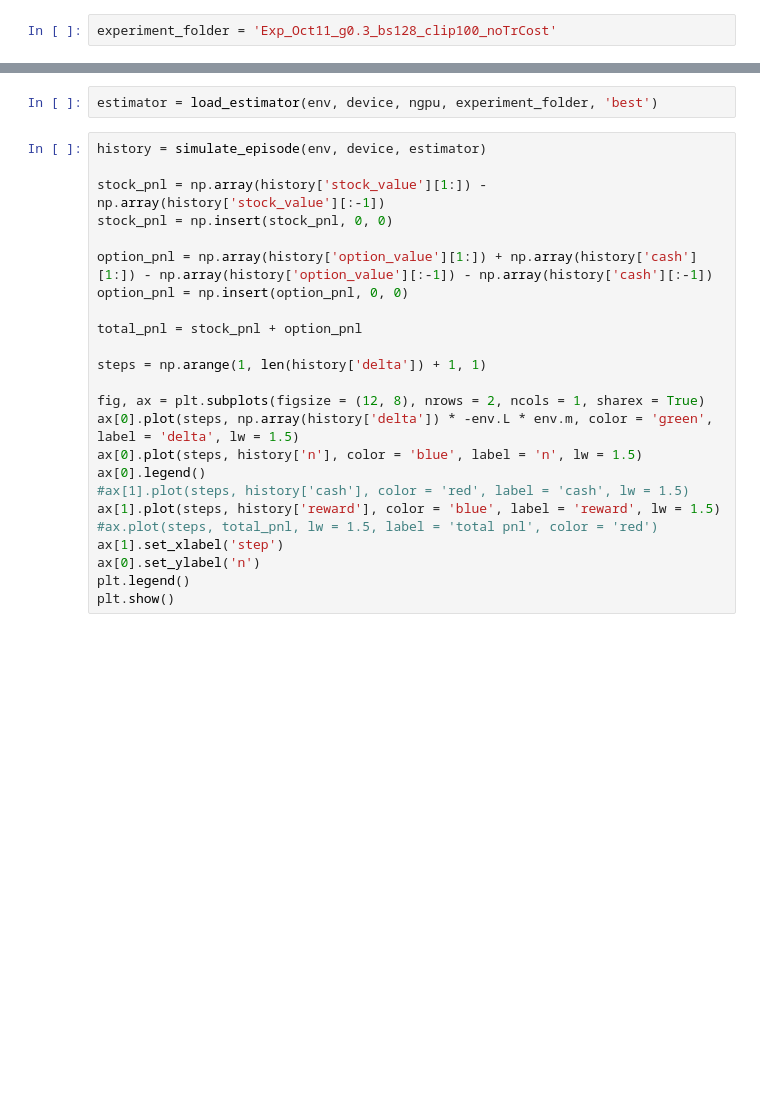
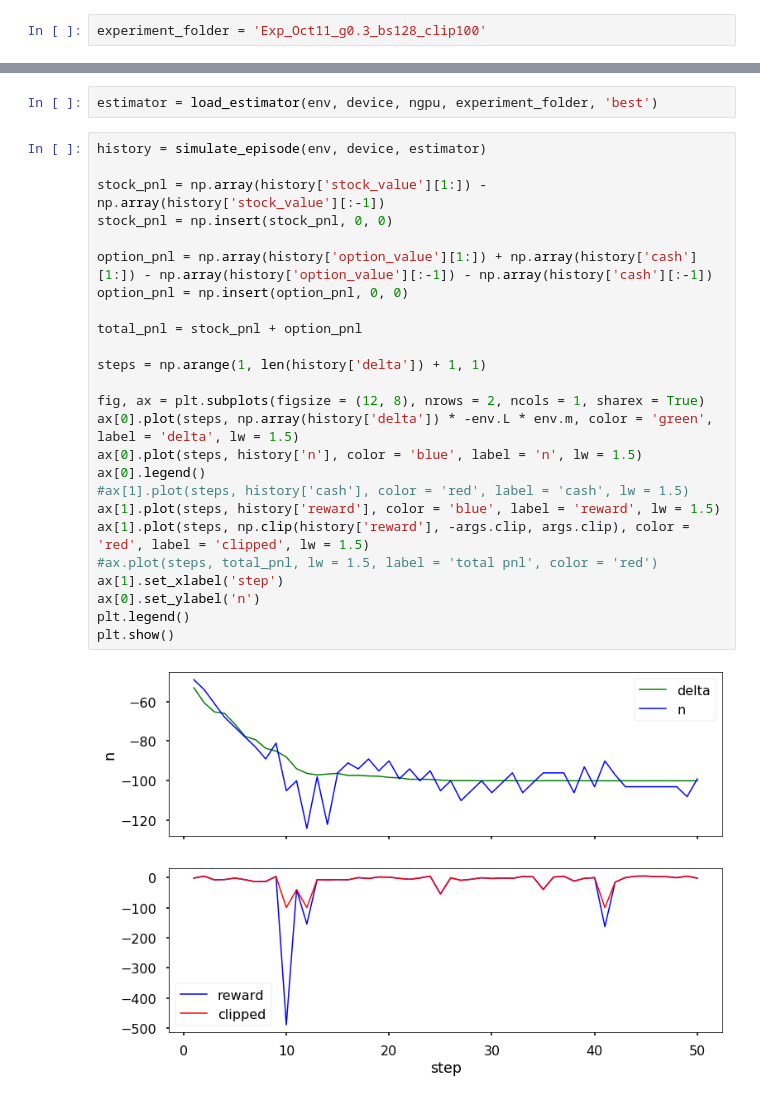
Before and after one commit to ieshanvaidya/reinforcement-learning-option-pricing, a Jupyter notebook: notebooks/0.2-evaluate-model.ipynb, the cells around one changed output, grey strips where cells are left out. Saved outputs shown, nothing was run; the diff lists cells and outputs as text; blank space fills up the shorter version.

```diff
--- a/notebooks/0.2-evaluate-model.ipynb
+++ b/notebooks/0.2-evaluate-model.ipynb
@@ -16,7 +18,7 @@ import matplotlib.style as style
 # %%
 style.use('seaborn-poster')
 # %%
-experiment_folder = 'Exp_Oct11_g0.3_bs128_clip100_noTrCost'
+experiment_folder = 'Exp_Oct11_g0.3_bs128_clip100'
 # %%
 with open(os.path.join('experiments', experiment_folder, 'config.yaml'), 'r') as f:
     args_dict = yaml.load(f, Loader = yaml.SafeLoader)
@@ -105,24 +107,27 @@ estimator = load_estimator(env, device, ngpu, experiment_folder, 'best')
 # %%
 history = simulate_episode(env, device, estimator)
 
 stock_pnl = np.array(history['stock_value'][1:]) - np.array(history['stock_value'][:-1])
 stock_pnl = np.insert(stock_pnl, 0, 0)
 
 option_pnl = np.array(history['option_value'][1:]) + np.array(history['cash'][1:]) - np.array(history['option_value'][:-1]) - np.array(history['cash'][:-1])
 option_pnl = np.insert(option_pnl, 0, 0)
 
 total_pnl = stock_pnl + option_pnl
 
 steps = np.arange(1, len(history['delta']) + 1, 1)
 
 fig, ax = plt.subplots(figsize = (12, 8), nrows = 2, ncols = 1, sharex = True)
 ax[0].plot(steps, np.array(history['delta']) * -env.L * env.m, color = 'green', label = 'delta', lw = 1.5)
 ax[0].plot(steps, history['n'], color = 'blue', label = 'n', lw = 1.5)
 ax[0].legend()
 #ax[1].plot(steps, history['cash'], color = 'red', label = 'cash', lw = 1.5)
 ax[1].plot(steps, history['reward'], color = 'blue', label = 'reward', lw = 1.5)
+ax[1].plot(steps, np.clip(history['reward'], -args.clip, args.clip), color = 'red', label = 'clipped', lw = 1.5)
 #ax.plot(steps, total_pnl, lw = 1.5, label = 'total pnl', color = 'red')
 ax[1].set_xlabel('step')
 ax[0].set_ylabel('n')
 plt.legend()
 plt.show()
+# %% [output]
+[figure, added]
```
Also changed, not shown: parts of 3 cells of this notebook, 4 other files.
